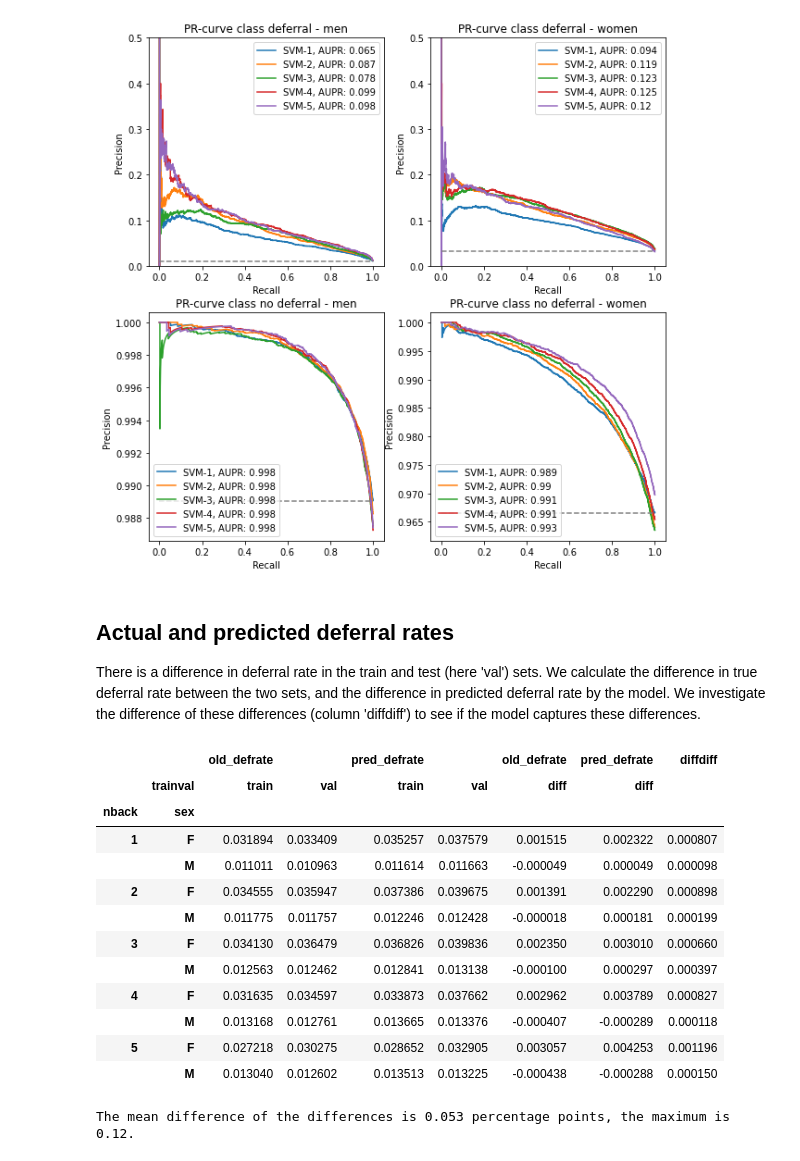
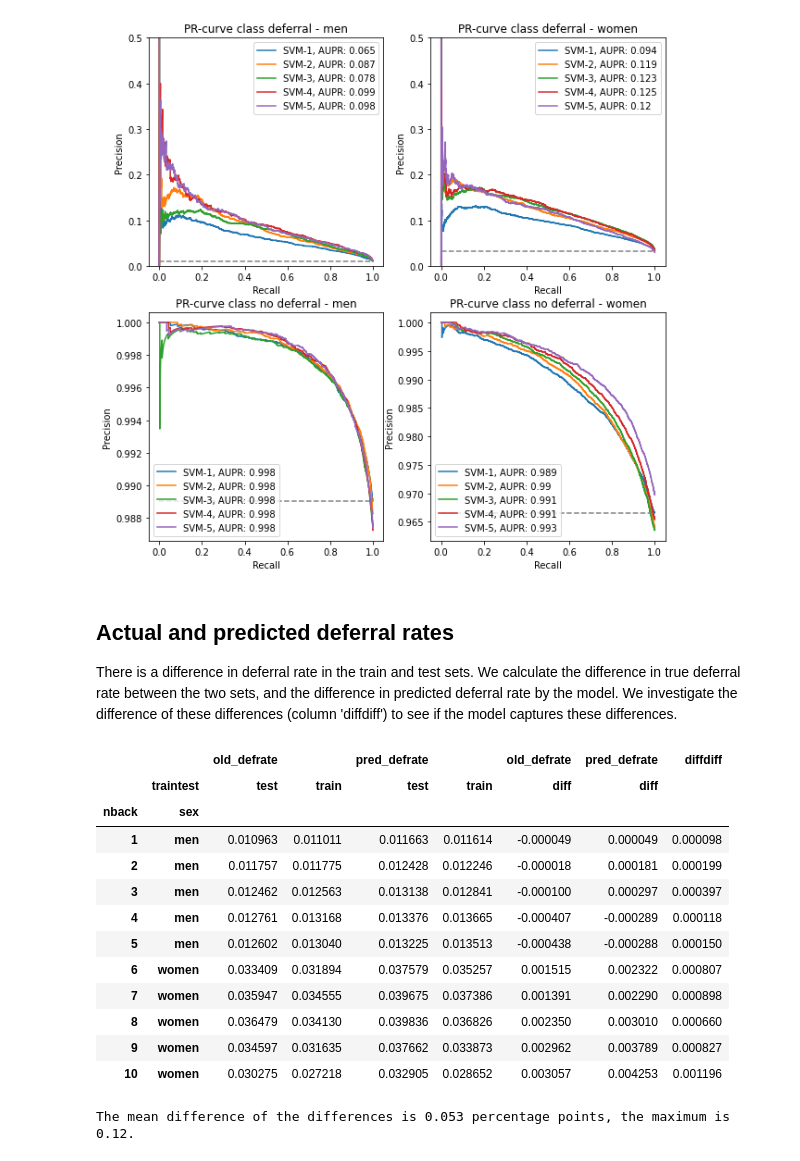
Before and after one commit to vinkenoogm/SVM-hb-NL, a Jupyter notebook: src/3_modelperformance.ipynb, the cells around one changed output. Cells and saved outputs as stored; diff of their text form; code cells hidden in the pictures.

```diff
--- a/src/3_modelperformance.ipynb
+++ b/src/3_modelperformance.ipynb
@@ -25,13 +25,13 @@ results_path = here('results/')
 def pretty_results(filenames, filepath=results_path/'models/'):
     reslist = []
     for index1, filename in enumerate(filenames):
-        res = pd.read_pickle(filepath+filename+'.pkl')
+        _, sex, nback = filename.split('_')
+        res = pd.read_pickle(filepath / f'{filename}.pkl')
         for index2, cr in enumerate(res):
-            trainval = ['train', 'val'][index2 % 2]
-            sex = ['M', 'M', 'F', 'F'][index2 % 4]
-            reslist.append([index1+1, trainval, sex, cr['1']['precision'], cr['1']['recall'], cr['1']['support'],
+            traintest = ['train', 'test'][index2 % 2]
+            reslist.append([index1+1, traintest, sex, cr['1']['precision'], cr['1']['recall'], cr['1']['support'],
                             cr['0']['precision'], cr['0']['recall'], cr['0']['support']])
-    res = pd.DataFrame(reslist).set_axis(['nback', 'trainval', 'sex', 'ok_precision', 'ok_recall', 'ok_support',
+    res = pd.DataFrame(reslist).set_axis(['nback', 'traintest', 'sex', 'ok_precision', 'ok_recall', 'ok_support',
                                           'low_precision', 'low_recall', 'low_support'], axis=1)
     return(res)
 
@@ -50,14 +50,14 @@ def get_scores(res_df):
     return(res_df)
 
 def plot_precision_recall(res_df, measure, ylim, ylab, save=False):
-    pl_df = res_df.groupby(['sex', 'trainval'])
+    pl_df = res_df.groupby(['sex', 'traintest'])
 
     fig, ax = plt.subplots(1, 2, figsize=(12, 4))
 
     for name, group in pl_df:
-        y = 0 if name[0] == 'F' else 1
+        y = 0 if name[0] == 'women' else 1
         off = -0.2 if name[1] == 'train' else 0.2
-        hatch = '/' if name[1] == 'val' else ''
+        hatch = '/' if name[1] == 'test' else ''
         ax[y].bar(group.nback + off, group[measure], label=name[1], width=0.4, edgecolor='black', hatch=hatch)
         ax[y].set_ylim(ylim)
         ax[y].set_xticks(group.nback)
@@ -83,7 +83,7 @@ def plot_precision_recall(res_df, measure, ylim, ylab, save=False):
     plt.show()
 
 def plot_precision_recall_comp(res_df, measure, ylim, ylab, save=False):
-    pl_df = res_df.loc[res_df['trainval'] == 'val'].groupby(['sex', 'split'])
+    pl_df = res_df.loc[res_df['traintest'] == 'test'].groupby(['sex', 'split'])
 
     fig, ax = plt.subplots(1, 2, figsize=(12, 4))
 
@@ -120,7 +120,7 @@ def plot_precision_recall_comp(res_df, measure, ylim, ylab, save=False):
 ## Precision and recall plots for both outcome classes
 Note the zoomed-in y-axes for precision plots in order to see differences between models more clearly.
 # %%
-res_df = pretty_results(['res_1', 'res_2', 'res_3', 'res_4', 'res_5'], filepath=results_path / 'models/')
+res_df = pretty_results([f'res_{sex}_{nback}' for sex in ['men','women'] for nback in range(1,6)], filepath=results_path / 'models/')
 res_df = get_scores(res_df)
 # %%
 plot_precision_recall(res_df, 'ok_precision', (0.95, 1), 'Precision\nclass no deferral', save='all_ok_precision')
@@ -220,32 +229,32 @@ plot_prs(probas, save='PR_curve')
 [figure]
 # %% [markdown]
 ## Actual and predicted deferral rates
-There is a difference in deferral rate in the train and test (here 'val') sets. We calculate the difference in true deferral rate between the two sets, and the difference in predicted deferral rate by the model. We investigate the difference of these differences (column 'diffdiff') to see if the model captures these differences.
+There is a difference in deferral rate in the train and test sets. We calculate the difference in true deferral rate between the two sets, and the difference in predicted deferral rate by the model. We investigate the difference of these differences (column 'diffdiff') to see if the model captures these differences.
 # %%
 # Calculate predicted deferral rate per model
 res_df['pred_def_n'] = res_df['ok_support'] - (res_df['ok_precision'] * res_df['ok_support']) + res_df['low_recall'] * res_df['low_support']
 res_df['pred_defrate'] = res_df['pred_def_n'] / (res_df['ok_support'] + res_df['low_support'])
-df_defrates = res_df[['nback', 'trainval', 'sex', 'old_defrate', 'pred_defrate']].copy()
+df_defrates = res_df[['nback', 'traintest', 'sex', 'old_defrate', 'pred_defrate']].copy()
 
-defs = df_defrates.pivot(index=['nback', 'sex'], columns='trainval', values=['old_defrate', 'pred_defrate']).copy()
-defs['old_defrate', 'diff'] = defs['old_defrate', 'val'] - defs['old_defrate', 'train']
-defs['pred_defrate', 'diff'] = defs['pred_defrate', 'val'] - defs['pred_defrate', 'train']
+defs = df_defrates.pivot(index=['nback', 'sex'], columns='traintest', values=['old_defrate', 'pred_defrate']).copy()
+defs['old_defrate', 'diff'] = defs['old_defrate', 'test'] - defs['old_defrate', 'train']
+defs['pred_defrate', 'diff'] = defs['pred_defrate', 'test'] - defs['pred_defrate', 'train']
 defs['diffdiff'] = defs['pred_defrate', 'diff'] - defs['old_defrate', 'diff']
 defs
 # %% [output]
 |  |  | old_defrate |  | pred_defrate |  | old_defrate | pred_defrate | diffdiff |
-|  | trainval | train | val | train | val | diff | diff |  |
+|  | traintest | test | train | test | train | diff | diff |  |
 | nback | sex |  |  |  |  |  |  |  |
-| 1 | F | 0.031894 | 0.033409 | 0.035257 | 0.037579 | 0.001515 | 0.002322 | 0.000807 |
-|  | M | 0.011011 | 0.010963 | 0.011614 | 0.011663 | -0.000049 | 0.000049 | 0.000098 |
-| 2 | F | 0.034555 | 0.035947 | 0.037386 | 0.039675 | 0.001391 | 0.002290 | 0.000898 |
-|  | M | 0.011775 | 0.011757 | 0.012246 | 0.012428 | -0.000018 | 0.000181 | 0.000199 |
-| 3 | F | 0.034130 | 0.036479 | 0.036826 | 0.039836 | 0.002350 | 0.003010 | 0.000660 |
-|  | M | 0.012563 | 0.012462 | 0.012841 | 0.013138 | -0.000100 | 0.000297 | 0.000397 |
-| 4 | F | 0.031635 | 0.034597 | 0.033873 | 0.037662 | 0.002962 | 0.003789 | 0.000827 |
-|  | M | 0.013168 | 0.012761 | 0.013665 | 0.013376 | -0.000407 | -0.000289 | 0.000118 |
-| 5 | F | 0.027218 | 0.030275 | 0.028652 | 0.032905 | 0.003057 | 0.004253 | 0.001196 |
-|  | M | 0.013040 | 0.012602 | 0.013513 | 0.013225 | -0.000438 | -0.000288 | 0.000150 |
+| 1 | men | 0.010963 | 0.011011 | 0.011663 | 0.011614 | -0.000049 | 0.000049 | 0.000098 |
+| 2 | men | 0.011757 | 0.011775 | 0.012428 | 0.012246 | -0.000018 | 0.000181 | 0.000199 |
+| 3 | men | 0.012462 | 0.012563 | 0.013138 | 0.012841 | -0.000100 | 0.000297 | 0.000397 |
+| 4 | men | 0.012761 | 0.013168 | 0.013376 | 0.013665 | -0.000407 | -0.000289 | 0.000118 |
+| 5 | men | 0.012602 | 0.013040 | 0.013225 | 0.013513 | -0.000438 | -0.000288 | 0.000150 |
+| 6 | women | 0.033409 | 0.031894 | 0.037579 | 0.035257 | 0.001515 | 0.002322 | 0.000807 |
+| 7 | women | 0.035947 | 0.034555 | 0.039675 | 0.037386 | 0.001391 | 0.002290 | 0.000898 |
+| 8 | women | 0.036479 | 0.034130 | 0.039836 | 0.036826 | 0.002350 | 0.003010 | 0.000660 |
+| 9 | women | 0.034597 | 0.031635 | 0.037662 | 0.033873 | 0.002962 | 0.003789 | 0.000827 |
+| 10 | women | 0.030275 | 0.027218 | 0.032905 | 0.028652 | 0.003057 | 0.004253 | 0.001196 |
 # %%
 print('The mean difference of the differences is {} percentage points, the maximum is {}.'.format(round(np.mean(defs['diffdiff']) * 100, 3),
                                                                                                   round(np.max(defs['diffdiff']) * 100, 3)))
```
Also changed, not shown: parts of 6 cells of this notebook, 25 other files.
